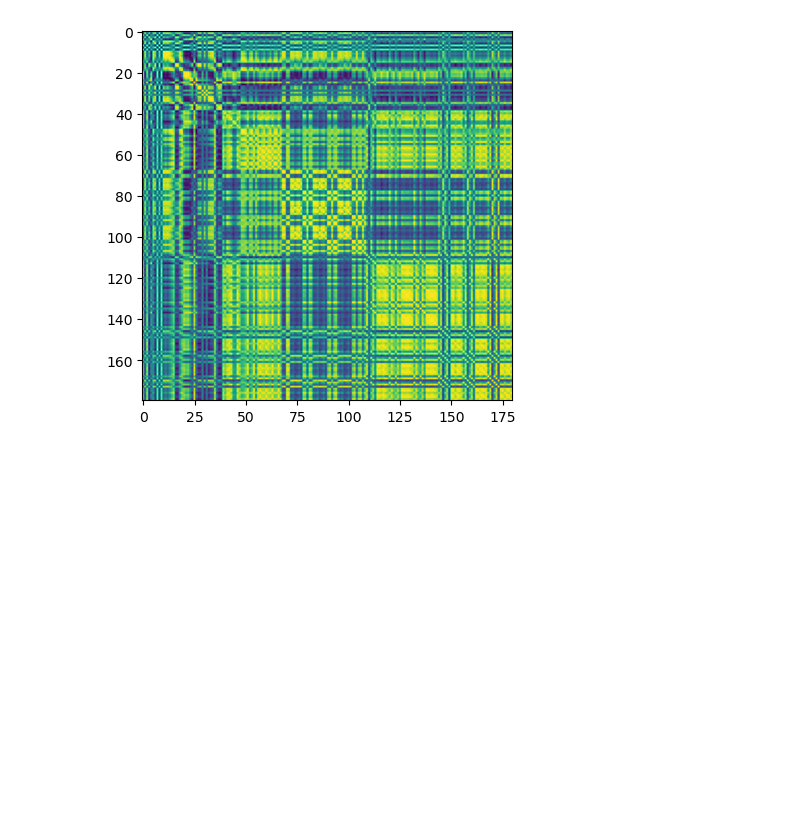
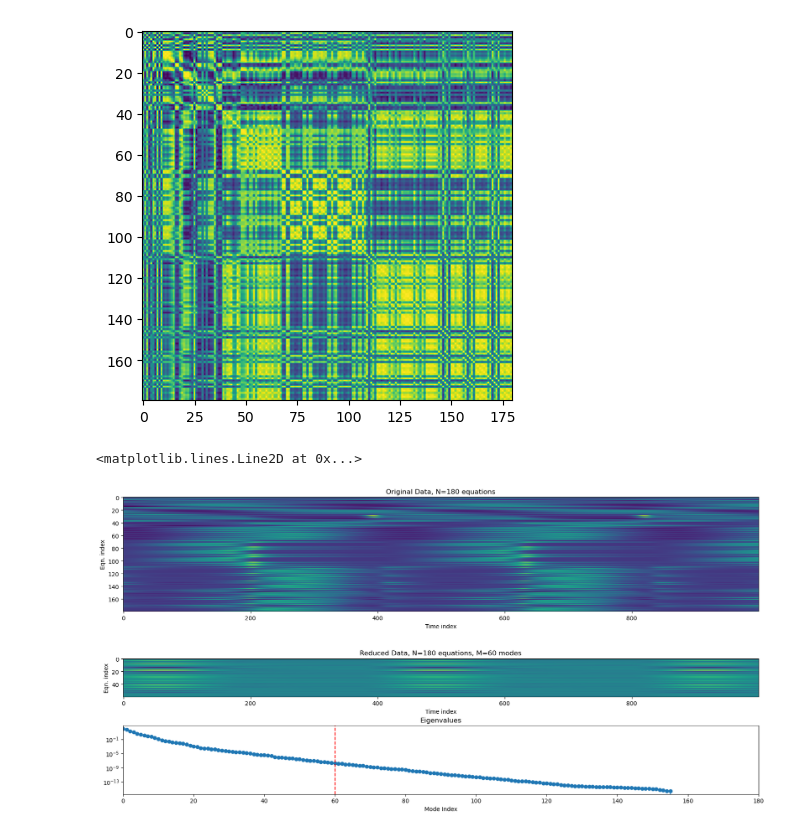
Before and after one commit to ericcanton/pk_pd_sims, a Jupyter notebook: kim_forger/fourier_pca.ipynb, the cells around one changed output. Saved outputs shown, nothing was run; the diff lists cells and outputs as text; code cells hidden in the pictures; blank space fills up the shorter version.

```diff
--- a/kim_forger/fourier_pca.ipynb
+++ b/kim_forger/fourier_pca.ipynb
@@ -93,3 +93,34 @@ plt.imshow(C)
 # %% [output]
 <matplotlib.image.AxesImage at 0x...>
 [figure]
+# %%
+plots = [
+    "original",
+    "reduced",
+    "eigenvals",
+]
+fig, ax = plt.subplot_mosaic([
+    [plots[0]],
+    [plots[0]],
+    [plots[1]],
+    [plots[2]],
+    ], figsize=(20, 10))
+ax[plots[0]].set_title("Original Data, N={} equations".format(num_vars))
+ax[plots[0]].imshow(standard_normalize(y, axis=1))
+ax[plots[0]].set_xlabel("Time index")
+ax[plots[0]].set_ylabel("Eqn. index")
+
+ax[plots[1]].set_title("Reduced Data, N={} equations, M={} modes".format(num_vars, num_modes_to_keep))
+ax[plots[1]].imshow(y_reduced)
+ax[plots[1]].set_xlabel("Time index")
+ax[plots[1]].set_ylabel("Eqn. index")
+
+ax[plots[2]].set_xlabel("Mode Index")
+ax[plots[2]].plot(pod.eigenvalues, marker="o")
+ax[plots[2]].set_yscale("log")
+ax[plots[2]].set_xlim(0, num_vars)
+ax[plots[2]].set_title("Eigenvalues")
+ax[plots[2]].axvline(num_modes_to_keep, color="red", linestyle="--")
+# %% [output]
+<matplotlib.lines.Line2D at 0x...>
+[figure, added]
```
Also changed, not shown: 1 other file.
